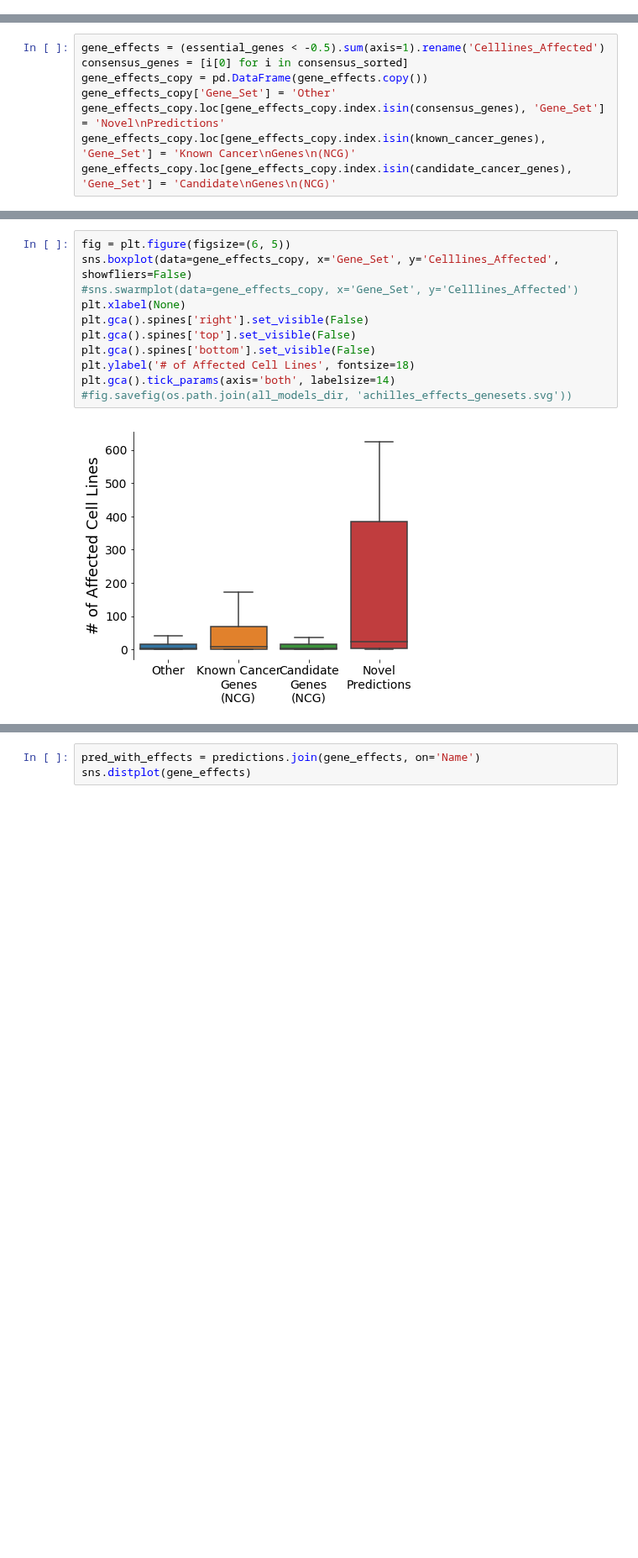
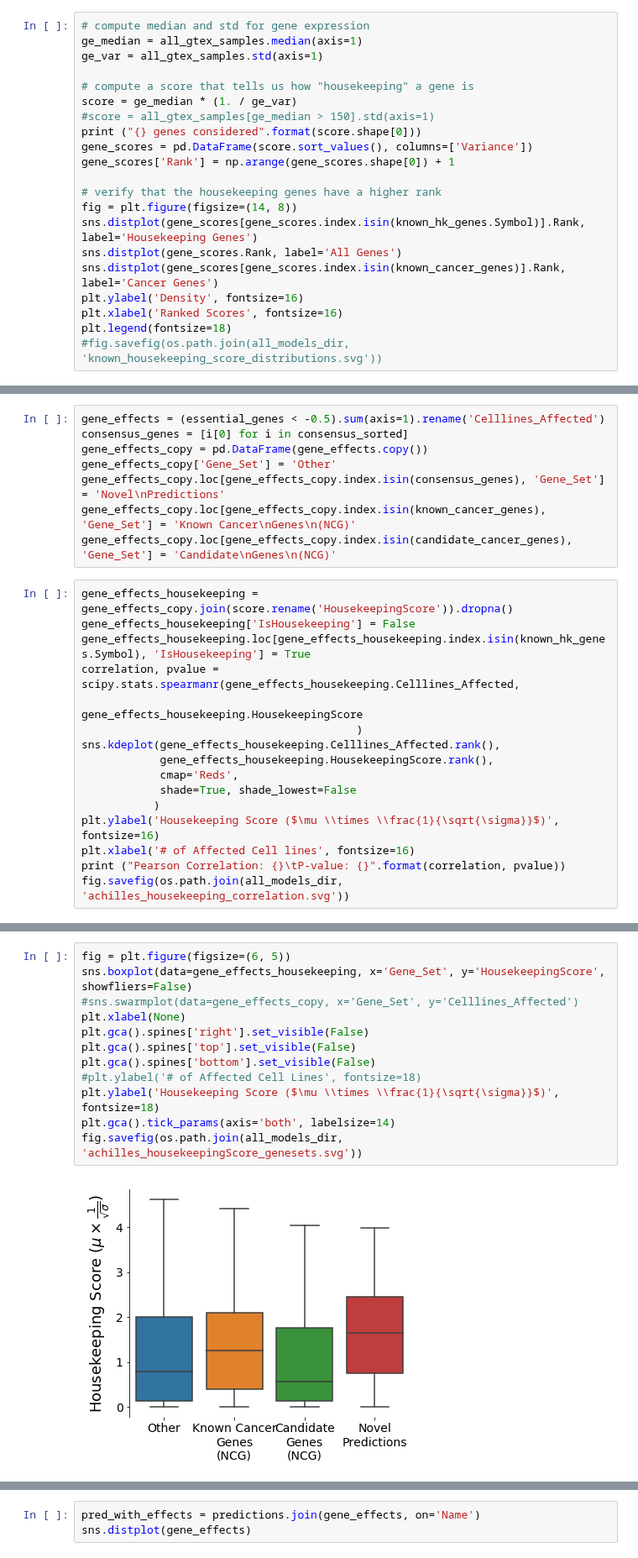
Before and after one commit to schulter/EMOGI, a Jupyter notebook: GCN/newly_predicted_cancergenes.ipynb, the cells around one changed output, grey strips where cells are left out. Shown at 84% size. Saved outputs shown, nothing was run; the diff lists cells and outputs as text; blank space fills up the shorter version.

```diff
--- a/GCN/newly_predicted_cancergenes.ipynb
+++ b/GCN/newly_predicted_cancergenes.ipynb
@@ -484,0 +490,21 @@ to_plot[to_plot.index == 'Skin Cancer']
+# %%
+# compute median and std for gene expression
+ge_median = all_gtex_samples.median(axis=1)
+ge_var = all_gtex_samples.std(axis=1)
+
+# compute a score that tells us how "housekeeping" a gene is
+score = ge_median * (1. / ge_var)
+#score = all_gtex_samples[ge_median > 150].std(axis=1)
+print ("{} genes considered".format(score.shape[0]))
+gene_scores = pd.DataFrame(score.sort_values(), columns=['Variance'])
+gene_scores['Rank'] = np.arange(gene_scores.shape[0]) + 1
+
+# verify that the housekeeping genes have a higher rank
+fig = plt.figure(figsize=(14, 8))
+sns.distplot(gene_scores[gene_scores.index.isin(known_hk_genes.Symbol)].Rank, label='Housekeeping Genes')
+sns.distplot(gene_scores.Rank, label='All Genes')
+sns.distplot(gene_scores[gene_scores.index.isin(known_cancer_genes)].Rank, label='Cancer Genes')
+plt.ylabel('Density', fontsize=16)
+plt.xlabel('Ranked Scores', fontsize=16)
+plt.legend(fontsize=18)
+#fig.savefig(os.path.join(all_models_dir, 'known_housekeeping_score_distributions.svg'))
@@ -490,3 +520,19 @@ gene_effects_copy['Gene_Set'] = 'Other'
 gene_effects_copy.loc[gene_effects_copy.index.isin(consensus_genes), 'Gene_Set'] = 'Novel\nPredictions'
 gene_effects_copy.loc[gene_effects_copy.index.isin(known_cancer_genes), 'Gene_Set'] = 'Known Cancer\nGenes\n(NCG)'
 gene_effects_copy.loc[gene_effects_copy.index.isin(candidate_cancer_genes), 'Gene_Set'] = 'Candidate\nGenes\n(NCG)'
+# %%
+gene_effects_housekeeping = gene_effects_copy.join(score.rename('HousekeepingScore')).dropna()
+gene_effects_housekeeping['IsHousekeeping'] = False
+gene_effects_housekeeping.loc[gene_effects_housekeeping.index.isin(known_hk_genes.Symbol), 'IsHousekeeping'] = True
+correlation, pvalue = scipy.stats.spearmanr(gene_effects_housekeeping.Celllines_Affected,
+                                           gene_effects_housekeeping.HousekeepingScore
+                                          )
+sns.kdeplot(gene_effects_housekeeping.Celllines_Affected.rank(),
+            gene_effects_housekeeping.HousekeepingScore.rank(),
+            cmap='Reds',
+            shade=True, shade_lowest=False
+           )
+plt.ylabel('Housekeeping Score ($\mu \\times \\frac{1}{\sqrt{\sigma}}$)', fontsize=16)
+plt.xlabel('# of Affected Cell lines', fontsize=16)
+print ("Pearson Correlation: {}\tP-value: {}".format(correlation, pvalue))
+fig.savefig(os.path.join(all_models_dir, 'achilles_housekeeping_correlation.svg'))
@@ -493,13 +554,14 @@ gene_effects_copy.loc[gene_effects_copy.index.isin(candidate_cancer_genes), 'Gen
 # %%
 fig = plt.figure(figsize=(6, 5))
-sns.boxplot(data=gene_effects_copy, x='Gene_Set', y='Celllines_Affected', showfliers=False)
+sns.boxplot(data=gene_effects_housekeeping, x='Gene_Set', y='HousekeepingScore', showfliers=False)
 #sns.swarmplot(data=gene_effects_copy, x='Gene_Set', y='Celllines_Affected')
 plt.xlabel(None)
 plt.gca().spines['right'].set_visible(False)
 plt.gca().spines['top'].set_visible(False)
 plt.gca().spines['bottom'].set_visible(False)
-plt.ylabel('# of Affected Cell Lines', fontsize=18)
+#plt.ylabel('# of Affected Cell Lines', fontsize=18)
+plt.ylabel('Housekeeping Score ($\mu \\times \\frac{1}{\sqrt{\sigma}}$)', fontsize=18)
 plt.gca().tick_params(axis='both', labelsize=14)
-#fig.savefig(os.path.join(all_models_dir, 'achilles_effects_genesets.svg'))
+fig.savefig(os.path.join(all_models_dir, 'achilles_housekeepingScore_genesets.svg'))
 # %% [output]
-[figure, old version]
+[figure, new version]
```
Also changed, not shown: parts of 25 cells of this notebook.
